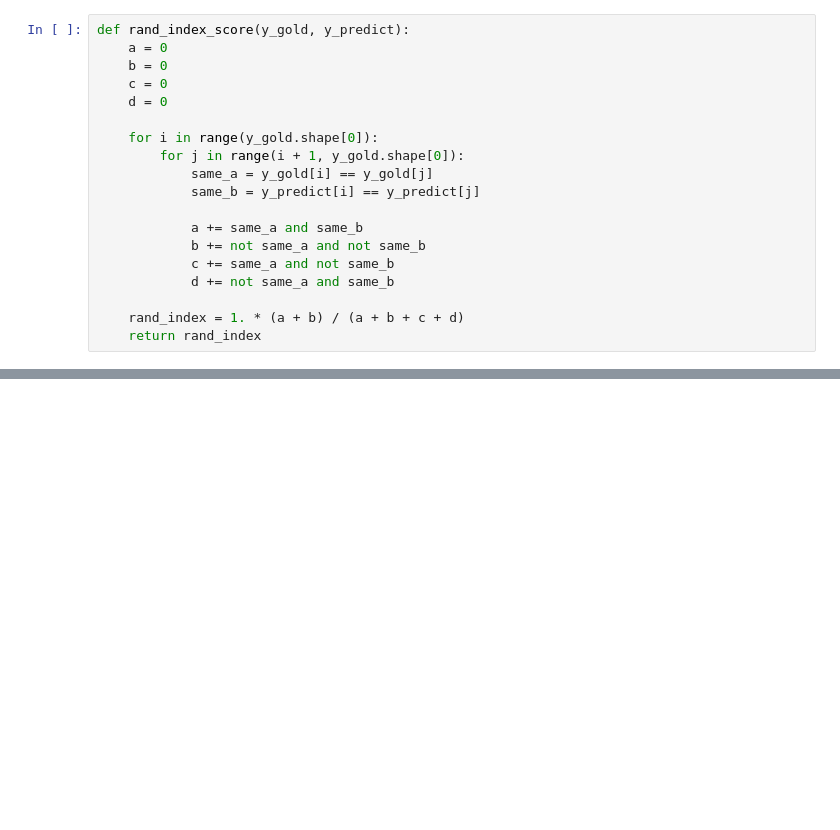
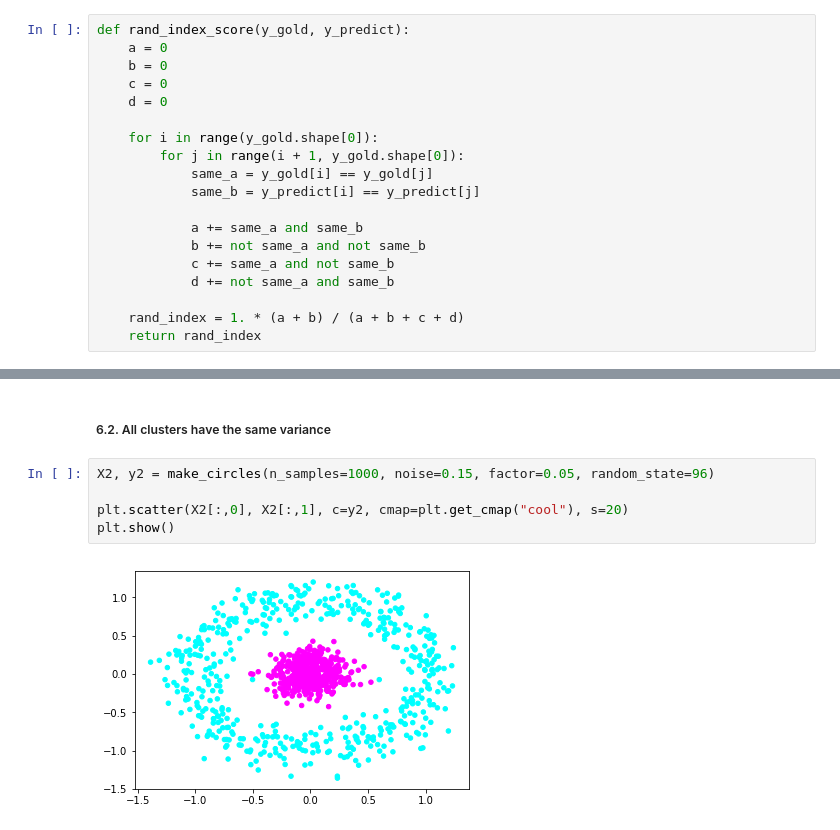
Before and after one commit to tzadro/aldm-lab, a Jupyter notebook: K-Means.ipynb, the cells around one changed output, grey strips where cells are left out. Cells and saved outputs as stored; diff of their text form; blank space fills up the shorter version.

```diff
--- a/K-Means.ipynb
+++ b/K-Means.ipynb
@@ -131,0 +190,9 @@ print(adjusted_rand_score(y, model.predict(X)))
+# %% [markdown]
+##### 6.2. All clusters have the same variance
+# %%
+X2, y2 = make_circles(n_samples=1000, noise=0.15, factor=0.05, random_state=96)
+
+plt.scatter(X2[:,0], X2[:,1], c=y2, cmap=plt.get_cmap("cool"), s=20)
+plt.show()
+# %% [output]
+[figure, added]
```
Also changed, not shown: parts of 29 cells of this notebook.
